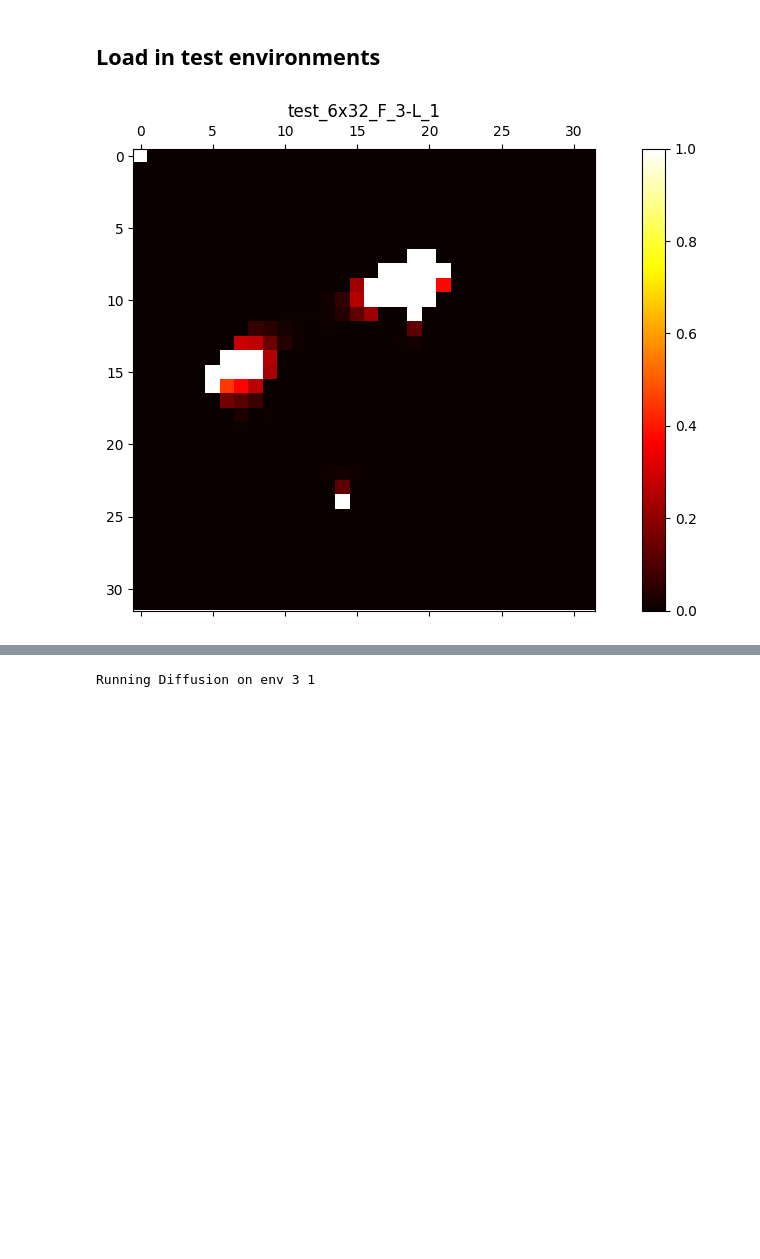
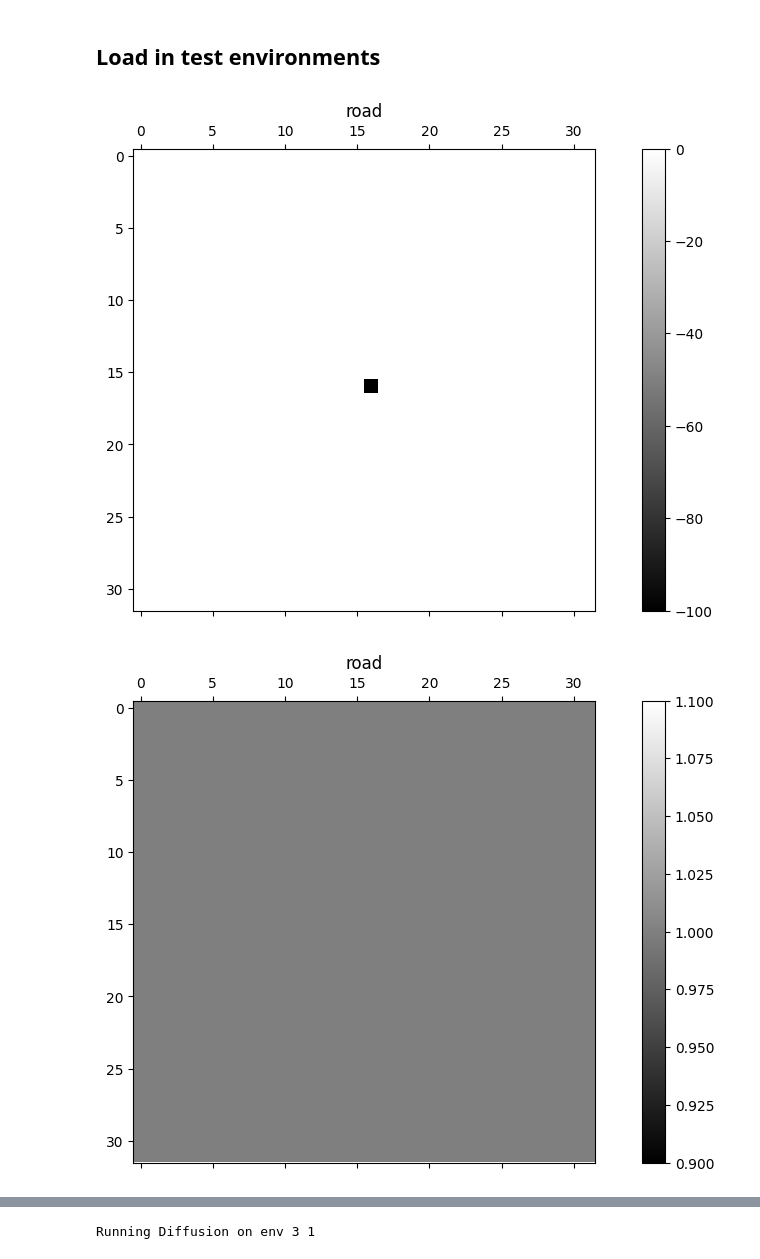
Before and after one commit to abarbieu/slime_mold_nca, a Jupyter notebook: slime.ipynb, the cells around one changed output, grey strips where cells are left out. Saved outputs shown, nothing was run; the diff lists cells and outputs as text; code cells hidden in the pictures; blank space fills up the shorter version.

```diff
--- a/slime.ipynb
+++ b/slime.ipynb
@@ -98,20 +75,0 @@ tenv.start_new_video(channels=[tenv.hidden_i], cmaps = [cm.hot])
-# %%
-def diffuse_grid_conv(env, vid=True, food_rate=1, n=50, decay=0.25, kernel=np.array([[0.25,0.5,0.25],[0.5,0,0.5],[0.25,0.5,0.25]])):
-    grid = env.channels[env.hidden_i]
-    mask = env.channels[env.life_i]
-    food = env.channels[env.food_i]
-    for _ in tqdm(range(n), leave=False):
-        grid = signal.convolve2d(grid, kernel, mode='same', boundary='wrap')
-        grid = grid * mask * decay
-        grid = np.clip(grid+food*food_rate, 0, 1)
-        if vid:
-            env.channels[env.hidden_i] = grid
-            env.channels[env.hidden_i][0,0] = 1
-            env.add_state_to_video()
-    if not vid:
-        env.channels[env.hidden_i] = grid
-
-diffuse_grid_conv(tenv)
-tenv.display(channels=[tenv.hidden_i], cmaps = [cm.hot])
-# %% [output]
-[figure, removed]
@@ -117,0 +80,23 @@ tenv.display(channels=[tenv.hidden_i], cmaps = [cm.hot])
+# %%
+# Creates a caenv where every cell is a road and the center is a food source
+def make_road_env(shape):
+    env = caenv.CAEnvironment("road")
+    env.update_shape(shape)
+    env.set_channel(env.life_i, np.ones(shape[1:]))
+    env.set_channel(env.hidden_i, np.ones(shape[1:]))
+    # Creates a 2d np array where the corners are ones
+    # and the center is a zero
+    food_arr = np.zeros(shape[1:])
+    food_arr[shape[1]//2, shape[2]//2] = -100  # center
+    # food_arr[0, 0] = 1  # top left
+    # food_arr[0, -1] = 1  # top right
+    # food_arr[-1, 0] = 1  # bottom left
+    # food_arr[-1, -1] = 1  # bottom right
+    env.set_channel(env.food_i, food_arr)
+    return env
+
+c_test = make_road_env((6,32,32))
+c_test.display(channels=[0,1,2], cmaps=[cm.gray, cm.gray, cm.gray])
+# %% [output]
+[figure, added]
+[figure, added]
```
Also changed, not shown: parts of 9 cells of this notebook, 1 other file.
